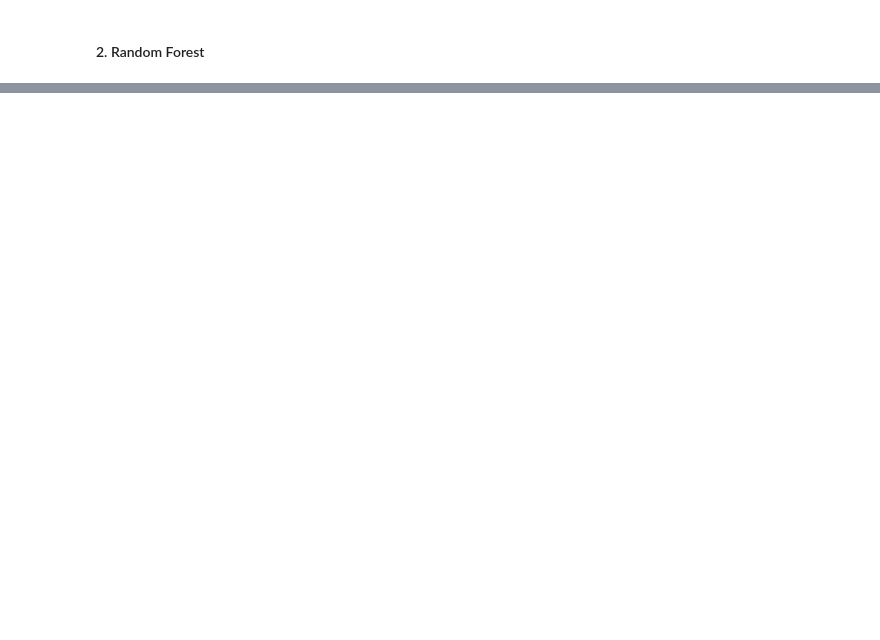
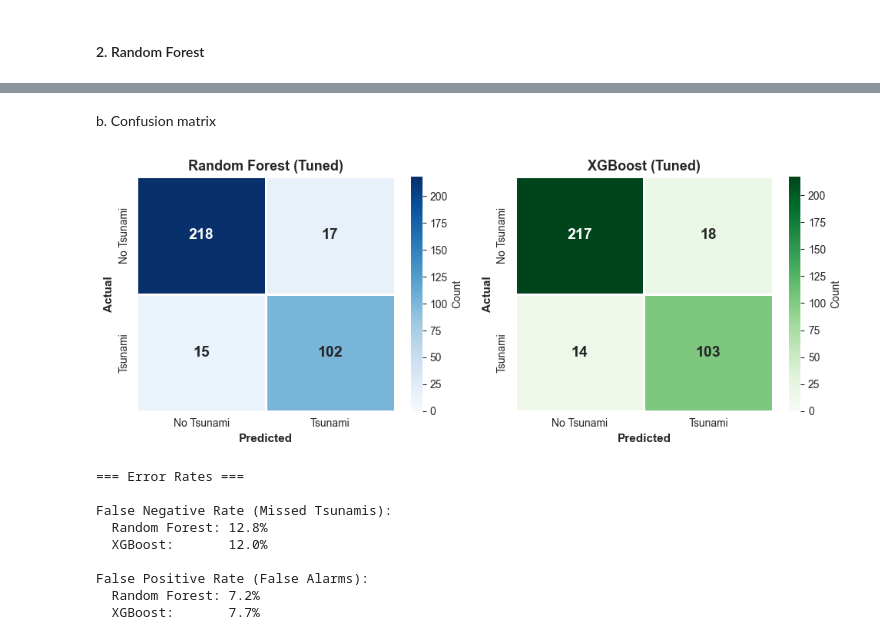
Before and after one commit to RubyXZZZ/earthquake-tsunami-ml-project, a Jupyter notebook: Notebooks/02_Data Processing and Modeling.ipynb, the cells around one changed output, grey strips where cells are left out. Cells and saved outputs as stored; diff of their text form; code cells hidden in the pictures; blank space fills up the shorter version.

```diff
--- a/Notebooks/02_Data Processing and Modeling.ipynb
+++ b/Notebooks/02_Data Processing and Modeling.ipynb
@@ -533,0 +1022,14 @@ weighted avg       0.89      0.89      0.89       352
+# %%
+# Train final model on entire training set
+xgb_best = XGBClassifier(**xgb_study.best_params)
+xgb_best.fit(X_train_scaled, y_train)
+y_pred_xgb_tuned = xgb_best.predict(X_test_scaled)
+y_prob_xgb_tuned = xgb_best.predict_proba(X_test_scaled)[:, 1]
+
+print(f"\nTuned XGBoost - Accuracy: {accuracy_score(y_test, y_pred_xgb_tuned):.3f}")
+print(f"Tuned XGBoost - Precision (Class 1): {precision_score(y_test, y_pred_xgb_tuned, pos_label=1):.3f}")
+print(f"Tuned XGBoost - Recall (Class 1): {recall_score(y_test, y_pred_xgb_tuned, pos_label=1):.3f}")
+print(f"Tuned XGBoost - F1 Score (Class 1): {f1_score(y_test, y_pred_xgb_tuned, pos_label=1):.3f}")
+print(f"Tuned XGBoost - ROC-AUC: {roc_auc_score(y_test, y_prob_xgb_tuned):.3f}")
+print('-'*60)
+print(classification_report(y_test, y_pred_xgb_tuned))
@@ -533,0 +1199,62 @@ weighted avg       0.89      0.89      0.89       352
+# %% [markdown]
+b. Confusion matrix
+# %%
+fig, axes = plt.subplots(1, 2, figsize=(10, 4))
+
+# Random Forest -
+cm_rf = confusion_matrix(y_test, y_pred_rf_tuned)
+sns.heatmap(cm_rf, annot=True, fmt='d', cmap='Blues', vmin=0, vmax=cm_rf.max(),
+            xticklabels=['No Tsunami', 'Tsunami'],
+            yticklabels=['No Tsunami', 'Tsunami'],
+            linewidths=2, linecolor='white',
+            annot_kws={'size': 14, 'weight': 'bold'},
+            cbar_kws={'label': 'Count'},
+            ax=axes[0])
+axes[0].set_title('Random Forest (Tuned)', fontsize=13, fontweight='bold')
+axes[0].set_ylabel('Actual', fontsize=11, fontweight='bold')
+axes[0].set_xlabel('Predicted', fontsize=11, fontweight='bold')
+
+# XGBoost
+cm_xgb = confusion_matrix(y_test, y_pred_xgb_tuned)
+sns.heatmap(cm_xgb, annot=True, fmt='d', cmap='Greens', vmin=0, vmax=cm_xgb.max(),
+            xticklabels=['No Tsunami', 'Tsunami'],
+            yticklabels=['No Tsunami', 'Tsunami'],
+            linewidths=2, linecolor='white',
+            annot_kws={'size': 14, 'weight': 'bold'},
+            cbar_kws={'label': 'Count'},
+            ax=axes[1])
+axes[1].set_title('XGBoost (Tuned)', fontsize=13, fontweight='bold')
+axes[1].set_ylabel('Actual', fontsize=11, fontweight='bold')
+axes[1].set_xlabel('Predicted', fontsize=11, fontweight='bold')
+
+plt.tight_layout()
+plt.show()
+
+# Print comparison
+tn_rf, fp_rf, fn_rf, tp_rf = cm_rf.ravel()
+tn_xgb, fp_xgb, fn_xgb, tp_xgb = cm_xgb.ravel()
+
+print("\n=== Error Rates ===")
+fn_rate_rf = fn_rf / (fn_rf + tp_rf) * 100
+fn_rate_xgb = fn_xgb / (fn_xgb + tp_xgb) * 100
+fp_rate_rf = fp_rf / (fp_rf + tn_rf) * 100
+fp_rate_xgb = fp_xgb / (fp_xgb + tn_xgb) * 100
+
+print(f"\nFalse Negative Rate (Missed Tsunamis):")
+print(f"  Random Forest: {fn_rate_rf:.1f}%")
+print(f"  XGBoost:       {fn_rate_xgb:.1f}%")
+
+print(f"\nFalse Positive Rate (False Alarms):")
+print(f"  Random Forest: {fp_rate_rf:.1f}%")
+print(f"  XGBoost:       {fp_rate_xgb:.1f}%")
+# %% [output]
+[figure, added]
+=== Error Rates ===
+
+False Negative Rate (Missed Tsunamis):
+  Random Forest: 12.8%
+  XGBoost:       12.0%
+
+False Positive Rate (False Alarms):
+  Random Forest: 7.2%
+  XGBoost:       7.7%
```
Also changed, not shown: parts of 86 cells of this notebook, 18 other files.
